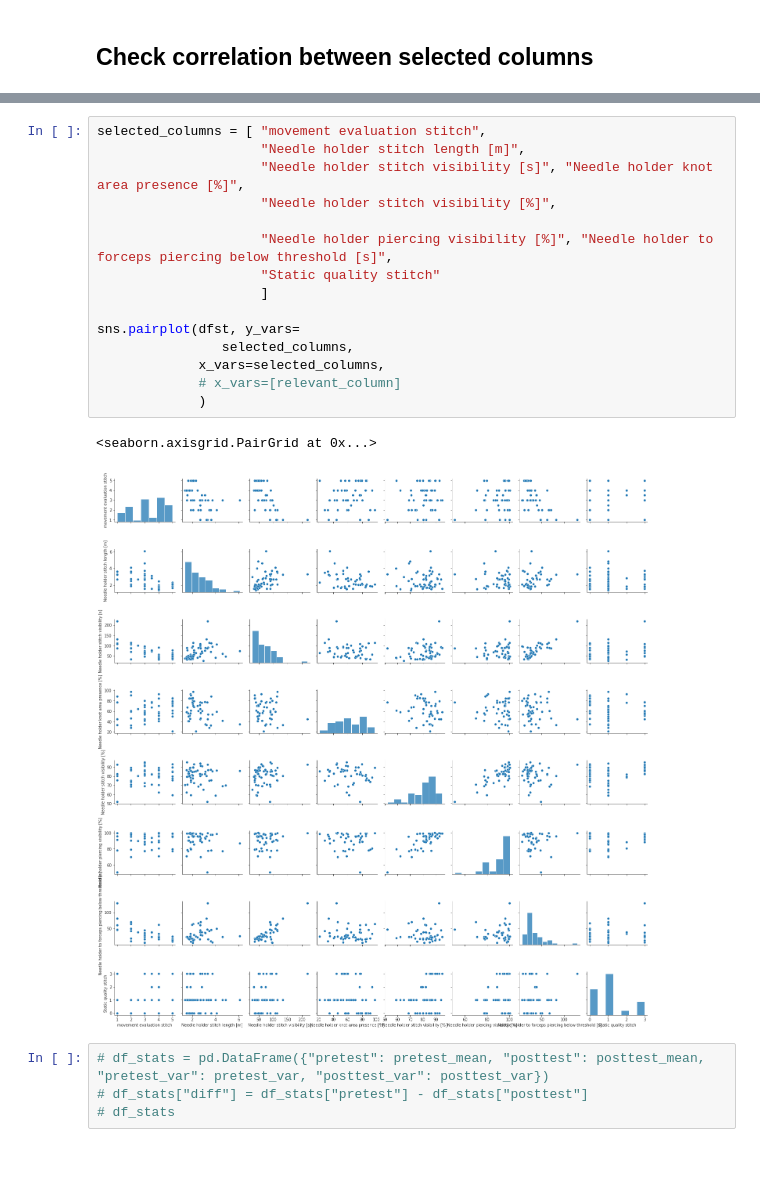
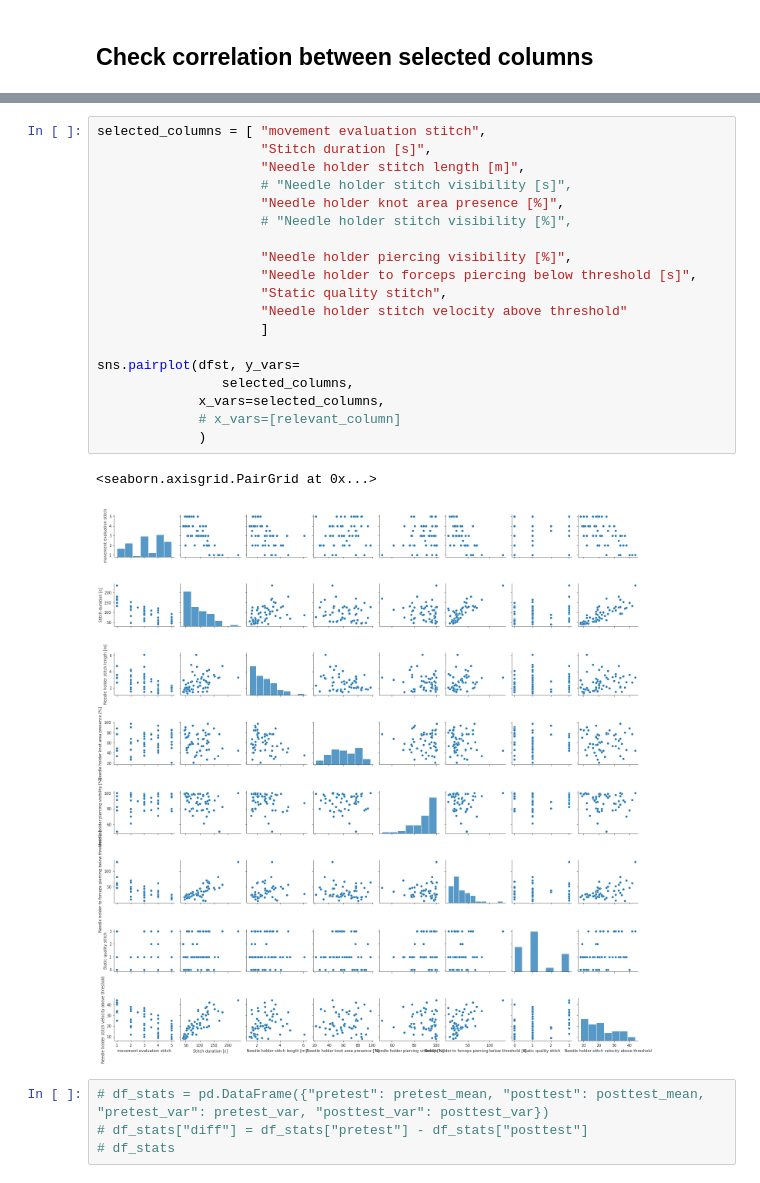
Before and after one commit to mjirik/surgeryanalyser, a Jupyter notebook: devel/2024-06_pigleg_eval_dataset2024-06_all_stitches_with_skin_model.ipynb, the cells around one changed output, grey strips where cells are left out. Drawn from its saved outputs; the diff is of its cells as text.

```diff
--- a/devel/2024-06_pigleg_eval_dataset2024-06_all_stitches_with_skin_model.ipynb
+++ b/devel/2024-06_pigleg_eval_dataset2024-06_all_stitches_with_skin_model.ipynb
@@ -277,22 +282,26 @@ Needle holder to forceps piercing below threshold [%]
 stitch_id
 # %%
 selected_columns = [ "movement evaluation stitch",
+                     "Stitch duration [s]",
                      "Needle holder stitch length [m]",
-                     "Needle holder stitch visibility [s]", "Needle holder knot area presence [%]",
-                     "Needle holder stitch visibility [%]",
+                     # "Needle holder stitch visibility [s]",
+                     "Needle holder knot area presence [%]",
+                     # "Needle holder stitch visibility [%]",
 
-                     "Needle holder piercing visibility [%]", "Needle holder to forceps piercing below threshold [s]",
-                     "Static quality stitch"
+                     "Needle holder piercing visibility [%]",
+                     "Needle holder to forceps piercing below threshold [s]",
+                     "Static quality stitch",
+                     "Needle holder stitch velocity above threshold"
                      ]
 
 sns.pairplot(dfst, y_vars=
                 selected_columns,
              x_vars=selected_columns,
              # x_vars=[relevant_column]
              )
 # %% [output]
 <seaborn.axisgrid.PairGrid at 0x...>
-[figure, old version]
+[figure, new version]
 # %%
 # df_stats = pd.DataFrame({"pretest": pretest_mean, "posttest": posttest_mean, "pretest_var": pretest_var, "posttest_var": posttest_var})
 # df_stats["diff"] = df_stats["pretest"] - df_stats["posttest"]
```
Also changed, not shown: parts of 15 cells of this notebook, 2 other files.
